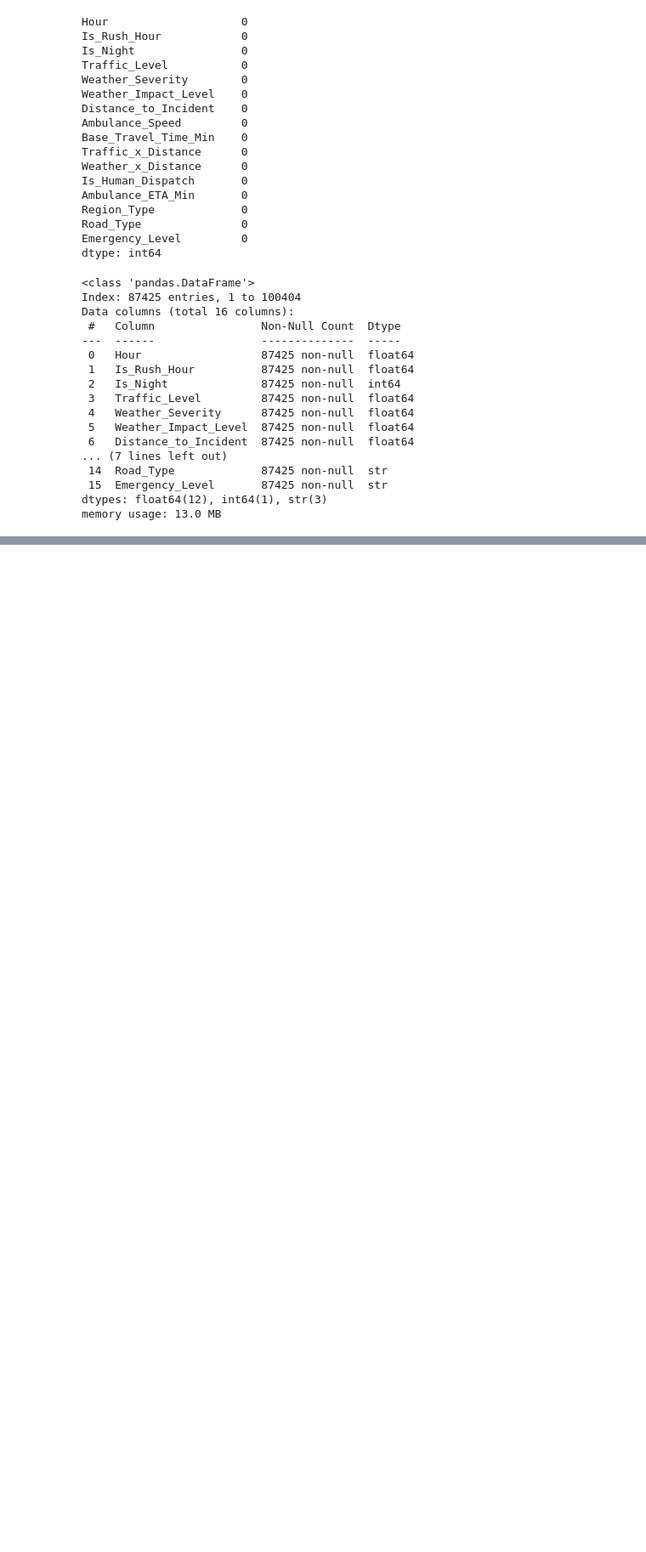
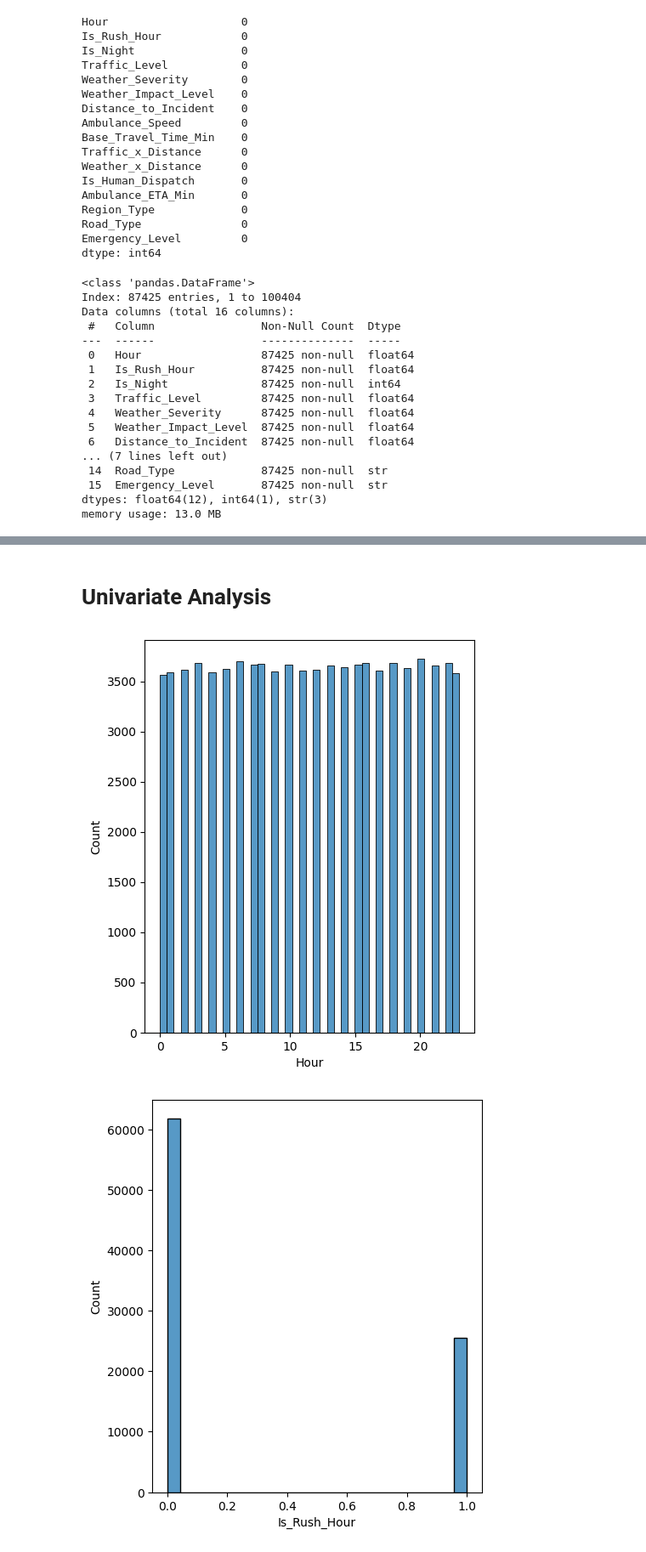
Before and after one commit to saumyasolanki41-sys/smart-hospital-queue-management-system, a Jupyter notebook: ml/ambulance-eta/ambulance_eda.ipynb, the cells around one changed output, grey strips where cells are left out. Shown at 85% size. Saved outputs shown, nothing was run; the diff lists cells and outputs as text; code cells hidden in the pictures; blank space fills up the shorter version.

```diff
--- a/ml/ambulance-eta/ambulance_eda.ipynb
+++ b/ml/ambulance-eta/ambulance_eda.ipynb
@@ -443,3 +443,13 @@ df.describe()
 | 50% | 12.000000 | 0.000000 | 0.000000 | 1.000000 | 0.000000 | 0.000000 | ... |
 | 75% | 18.000000 | 1.000000 | 1.000000 | 2.000000 | 0.000000 | 1.000000 | ... |
 | max | 23.000000 | 1.000000 | 1.000000 | 3.000000 | 2.000000 | 2.000000 | ... |
+# %% [markdown]
+# Univariate Analysis
+# %%
+for i in num_col:
+    plt.figure(figsize=(5, 6))
+    sns.histplot(df[i])
+    plt.show()
+# %% [output]
+[figure, added]
+[figure, added]
```
Also changed, not shown: parts of 58 cells of this notebook.
